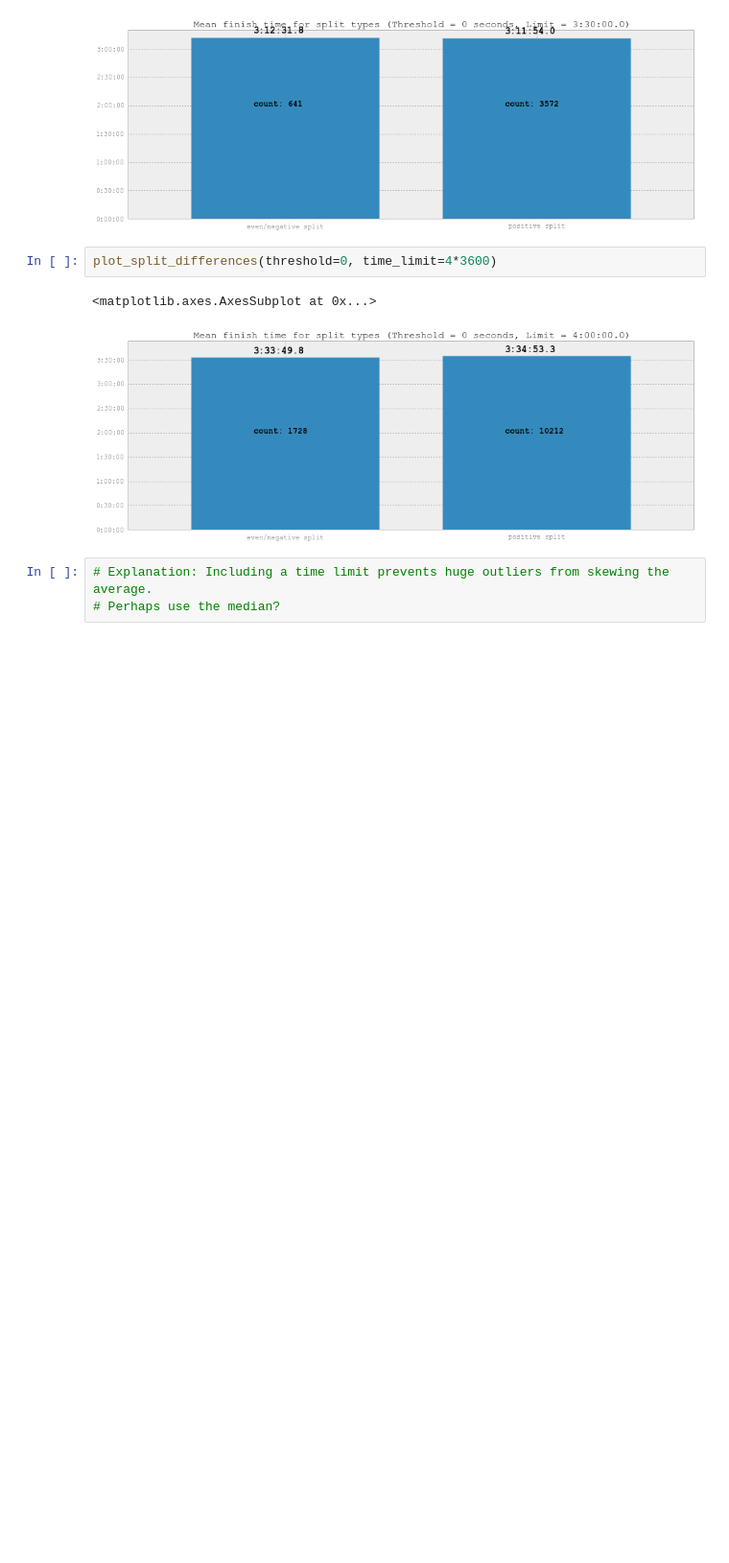
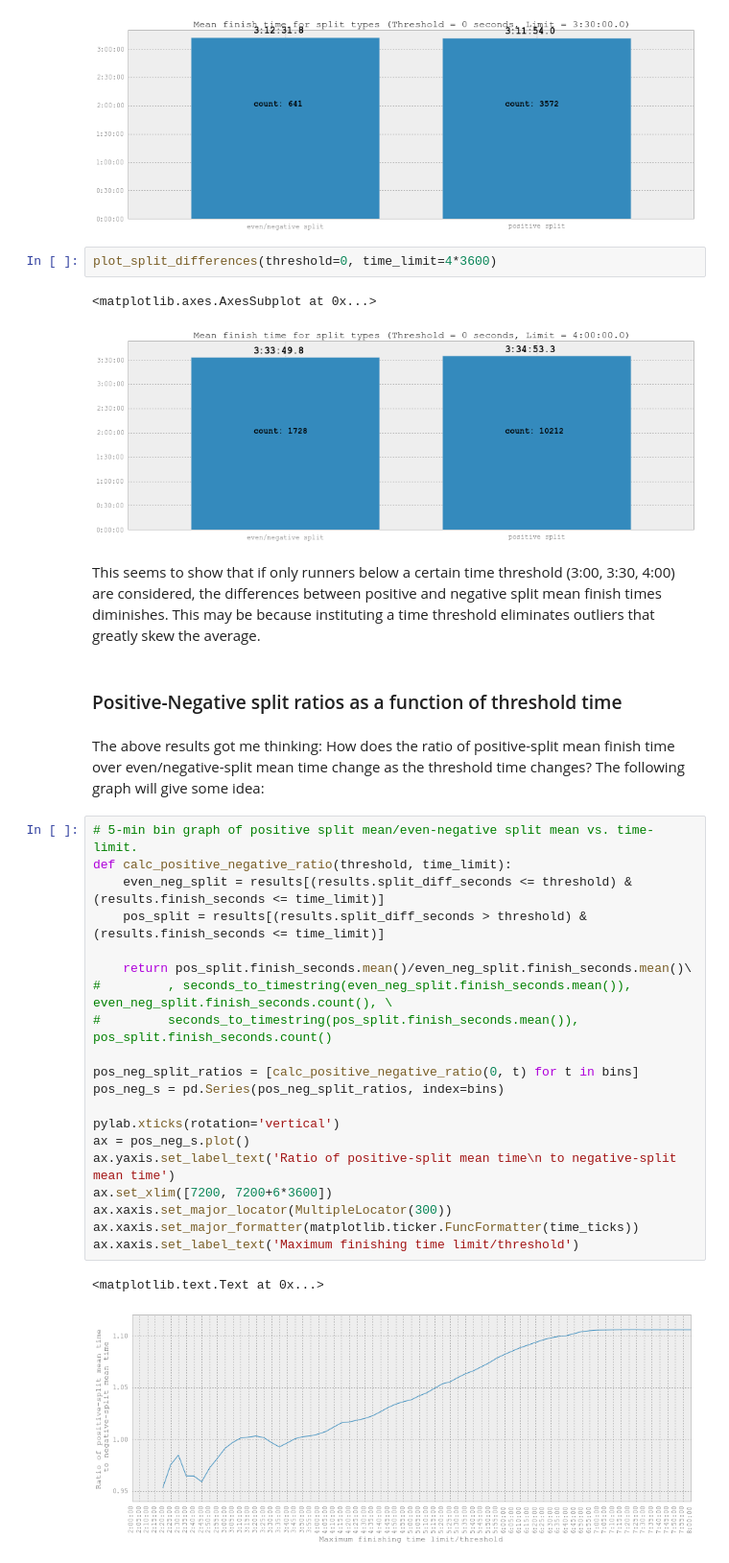
Before and after one commit to pchng/cm2013, a Jupyter notebook: 2013 Chicago Marathon Analysis.ipynb, the cells around one changed output. Shown: that part at 96% size. Saved outputs shown, nothing was run; the diff lists cells and outputs as text; blank space fills up the shorter version.

Commit message:
Add positive-negative ratio vs. sub-X finishing time graph.

```diff
--- a/2013 Chicago Marathon Analysis.ipynb
+++ b/2013 Chicago Marathon Analysis.ipynb
@@ -633,6 +641,32 @@ plot_split_differences(threshold=0, time_limit=4*3600)
 # %% [output]
 <matplotlib.axes.AxesSubplot at 0x...>
 [figure]
-# %%
-# Explanation: Including a time limit prevents huge outliers from skewing the average.
-# Perhaps use the median?
+# %% [markdown]
+This seems to show that if only runners below a certain time threshold (3:00, 3:30, 4:00) are considered, the differences between positive and negative split mean finish times diminishes.  This may be because instituting a time threshold eliminates outliers that greatly skew the average.
+# %% [markdown]
+### Positive-Negative split ratios as a function of threshold time
+# %% [markdown]
+The above results got me thinking: How does the ratio of positive-split mean finish time over even/negative-split mean time change as the threshold time changes? The following graph will give some idea:
+# %%
+# 5-min bin graph of positive split mean/even-negative split mean vs. time-limit.
+def calc_positive_negative_ratio(threshold, time_limit):
+    even_neg_split = results[(results.split_diff_seconds <= threshold) & (results.finish_seconds <= time_limit)]
+    pos_split = results[(results.split_diff_seconds > threshold) & (results.finish_seconds <= time_limit)]
+
+    return pos_split.finish_seconds.mean()/even_neg_split.finish_seconds.mean()\
+#         , seconds_to_timestring(even_neg_split.finish_seconds.mean()), even_neg_split.finish_seconds.count(), \
+#         seconds_to_timestring(pos_split.finish_seconds.mean()), pos_split.finish_seconds.count()
+
+pos_neg_split_ratios = [calc_positive_negative_ratio(0, t) for t in bins]
+pos_neg_s = pd.Series(pos_neg_split_ratios, index=bins)
+
+pylab.xticks(rotation='vertical')
+ax = pos_neg_s.plot()
+ax.yaxis.set_label_text('Ratio of positive-split mean time\n to negative-split mean time')
+ax.set_xlim([7200, 7200+6*3600])
+ax.xaxis.set_major_locator(MultipleLocator(300))
+ax.xaxis.set_major_formatter(matplotlib.ticker.FuncFormatter(time_ticks))
+ax.xaxis.set_label_text('Maximum finishing time limit/threshold')
+# %% [output]
+<matplotlib.text.Text at 0x...>
+[figure, added]
```
Also changed, not shown: parts of 6 cells of this notebook.
